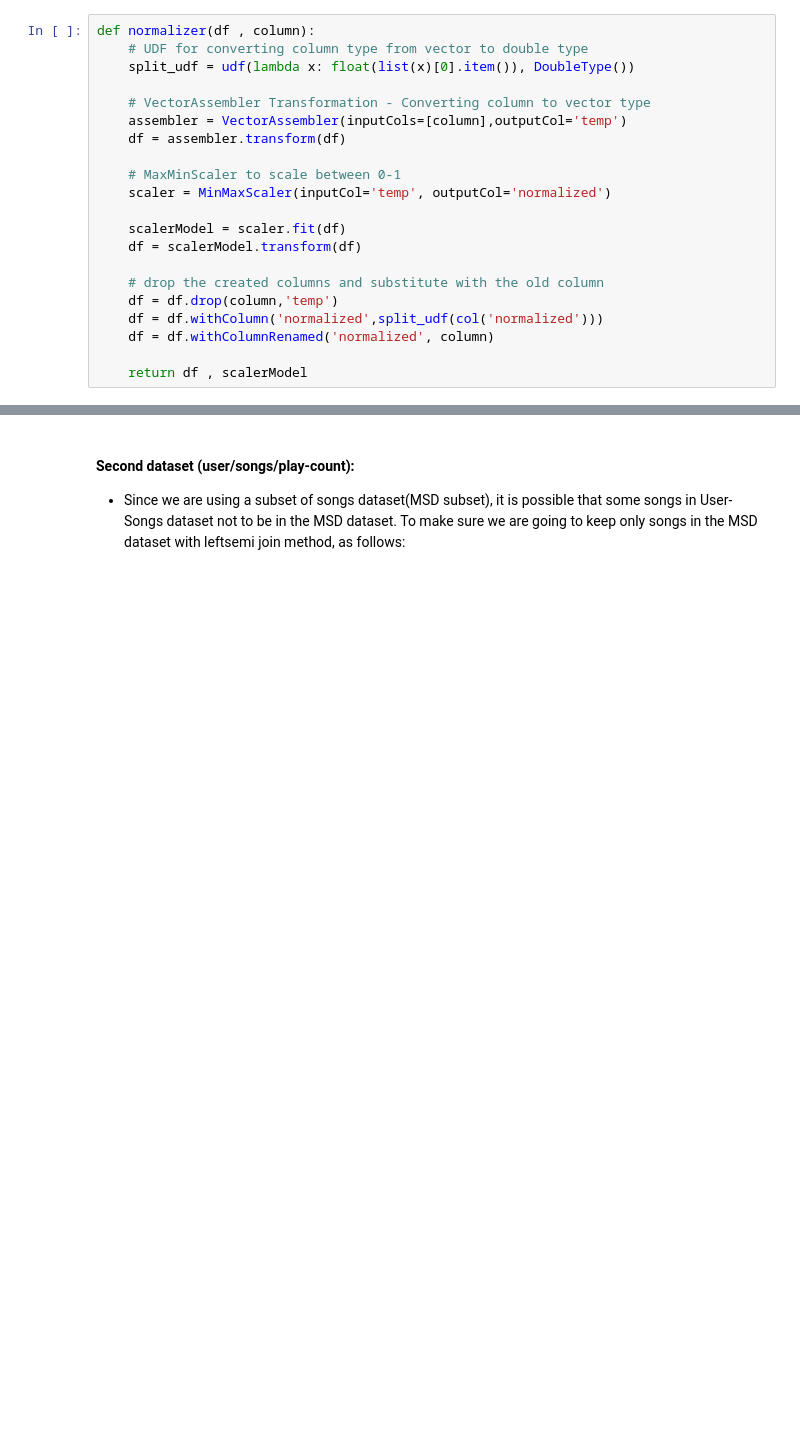
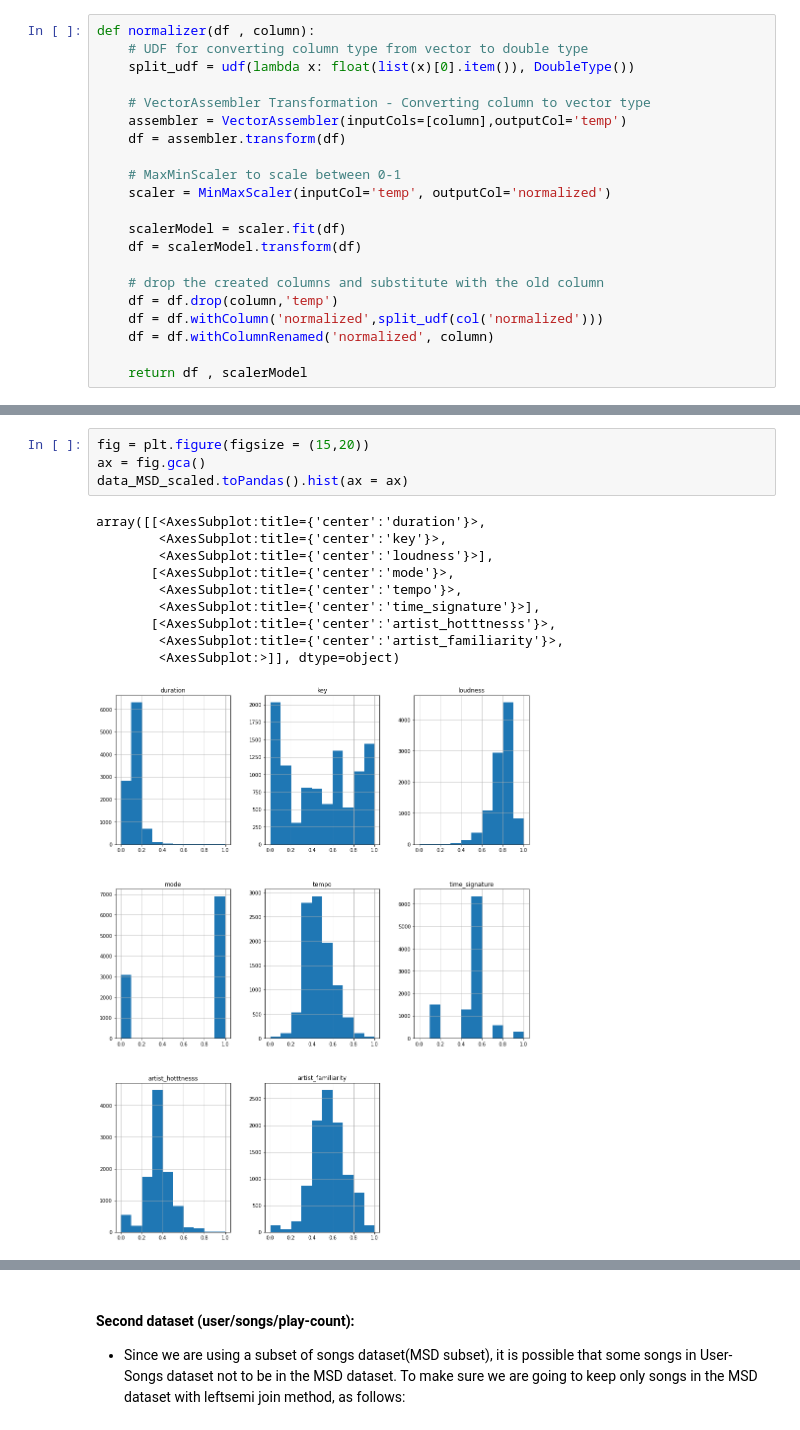
Before and after one commit to reza-nikzad/bigdata, a Jupyter notebook: music-recommendation-system.ipynb, the cells around one changed output, grey strips where cells are left out. Saved outputs shown, nothing was run; the diff lists cells and outputs as text; blank space fills up the shorter version.

```diff
--- a/music-recommendation-system.ipynb
+++ b/music-recommendation-system.ipynb
@@ -429,0 +462,15 @@ d.toPandas().hist(ax = ax)
+# %%
+fig = plt.figure(figsize = (15,20))
+ax = fig.gca()
+data_MSD_scaled.toPandas().hist(ax = ax)
+# %% [output]
+array([[<AxesSubplot:title={'center':'duration'}>,
+        <AxesSubplot:title={'center':'key'}>,
+        <AxesSubplot:title={'center':'loudness'}>],
+       [<AxesSubplot:title={'center':'mode'}>,
+        <AxesSubplot:title={'center':'tempo'}>,
+        <AxesSubplot:title={'center':'time_signature'}>],
+       [<AxesSubplot:title={'center':'artist_hotttnesss'}>,
+        <AxesSubplot:title={'center':'artist_familiarity'}>,
+        <AxesSubplot:>]], dtype=object)
+[figure, added]
```
Also changed, not shown: parts of 21 cells of this notebook.
